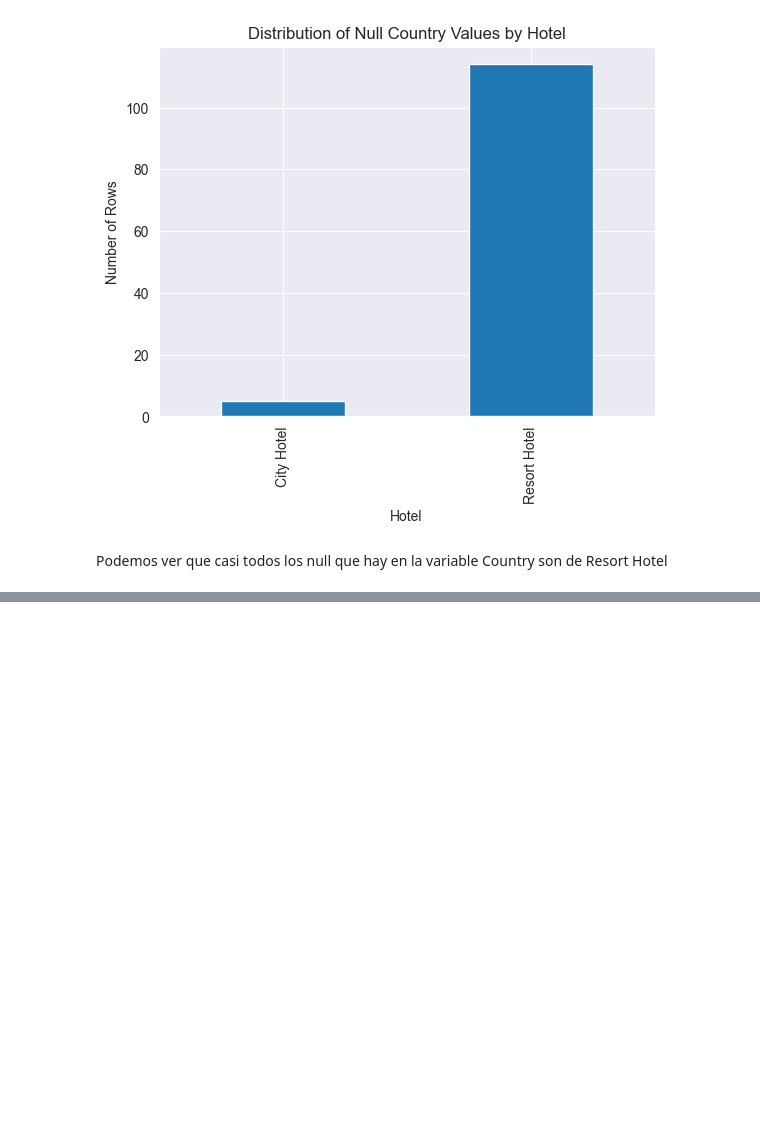
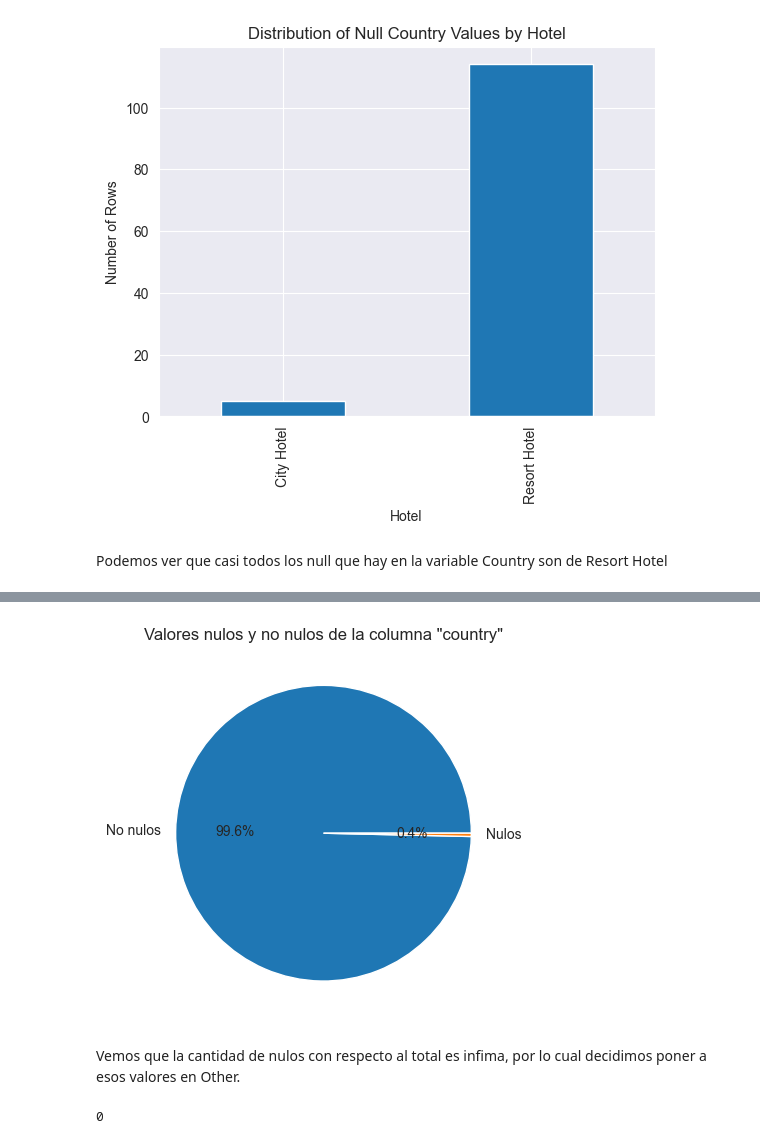
Before and after one commit to mrinkspot/Data-Science-and-Machine-Learning-Projects, a Jupyter notebook: notebook_tp_b.ipynb, the cells around one changed output, grey strips where cells are left out. Cells and saved outputs as stored; diff of their text form; code cells hidden in the pictures; blank space fills up the shorter version.

Commit message:
Agregado grafico de pastel para valores null en country

```diff
--- a/notebook_tp_b.ipynb
+++ b/notebook_tp_b.ipynb
@@ -204,0 +202,18 @@ Podemos ver que casi todos los null que hay en la variable Country son de Resort
+# %%
+cantidad_nulos = ds_trabajo['country'].isnull().sum()
+cantidad_no_nulos = len(ds_trabajo['country']) - cantidad_nulos
+values = [cantidad_no_nulos, cantidad_nulos]
+labels = ['No nulos', 'Nulos']
+colors = ['#1f77b4', '#ff7f0e']
+plt.pie(values, labels=labels, colors=colors, autopct='%1.1f%%')
+plt.title('Valores nulos y no nulos de la columna "country"')
+plt.show()
+# %% [output]
+[figure, added]
+# %% [markdown]
+Vemos que la cantidad de nulos con respecto al total es infima, por lo cual decidimos poner a esos valores en Other.
+# %%
+ds_trabajo['country'].fillna(value='other', inplace=True)
+ds_trabajo['country'].isnull().sum()
+# %% [output]
+0
```
Also changed, not shown: parts of 11 cells of this notebook.
